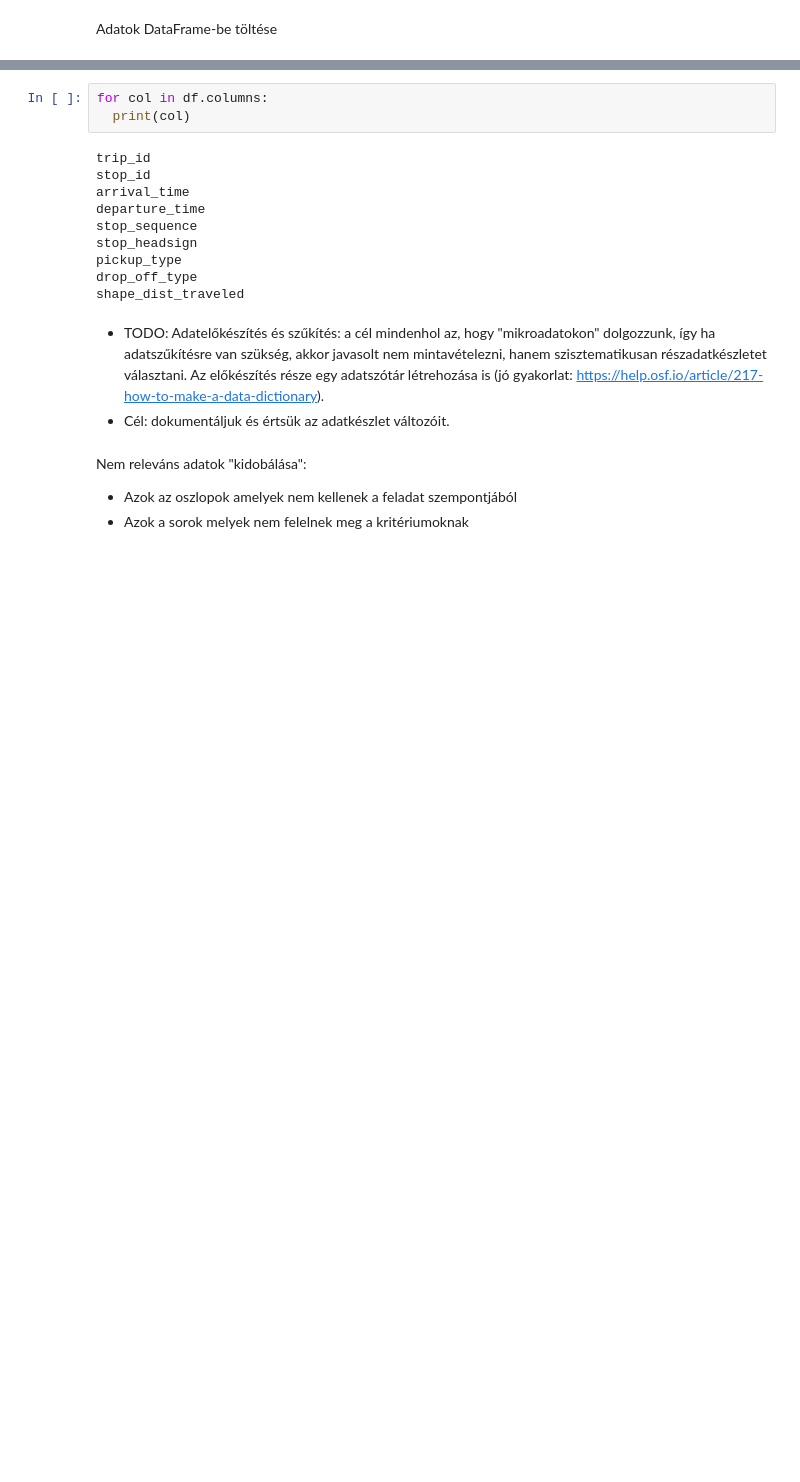
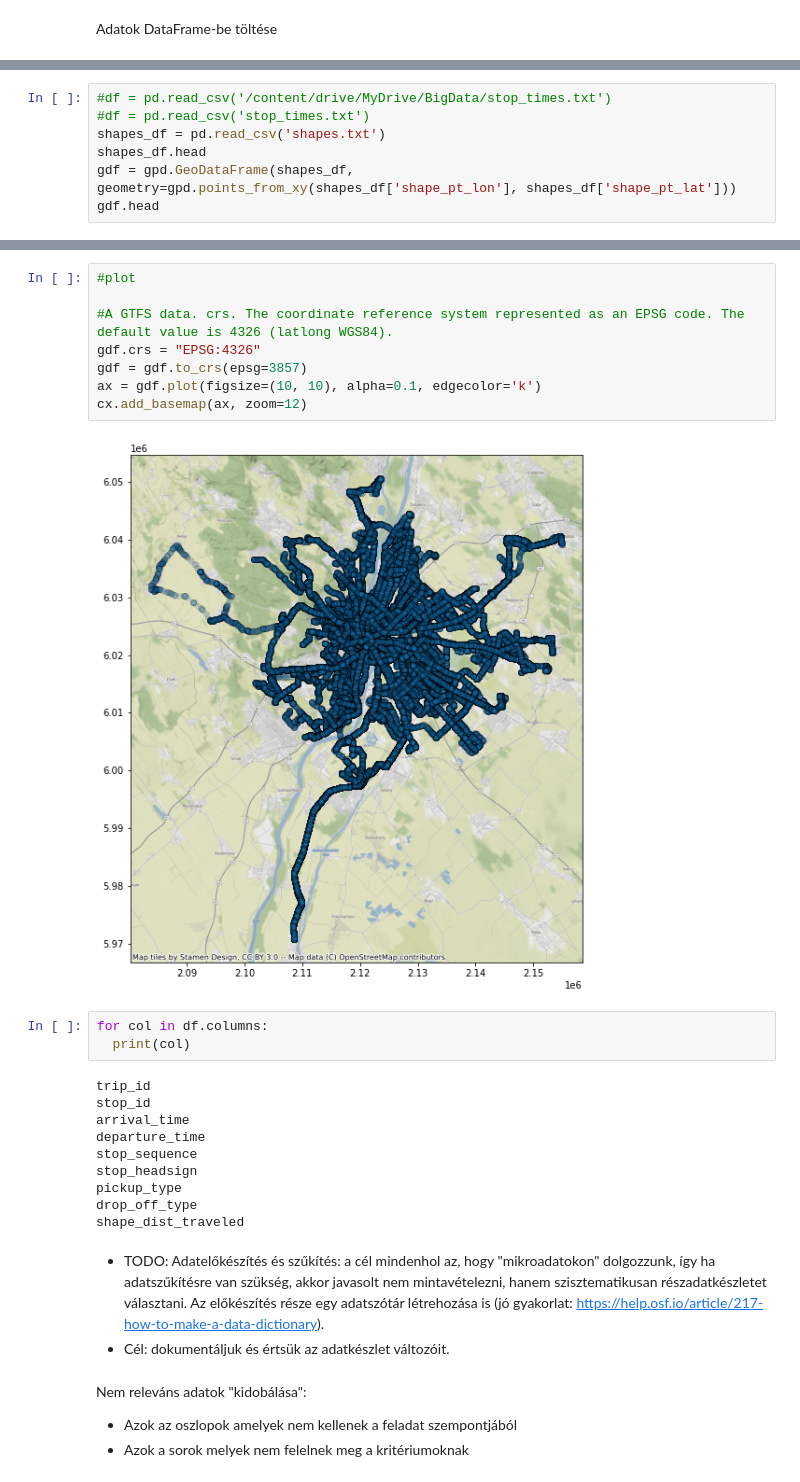
Before and after one commit to kbdev20/bigdata, a Jupyter notebook: BigData.ipynb, the cells around one changed output, grey strips where cells are left out. Drawn from its saved outputs; the diff is of its cells as text; blank space fills up the shorter version.

```diff
--- a/BigData.ipynb
+++ b/BigData.ipynb
@@ -50,0 +89,7 @@ df = pd.read_csv('/content/drive/MyDrive/BigData/stop_times.txt')
+# %%
+#df = pd.read_csv('/content/drive/MyDrive/BigData/stop_times.txt')
+#df = pd.read_csv('stop_times.txt')
+shapes_df = pd.read_csv('shapes.txt')
+shapes_df.head
+gdf = gpd.GeoDataFrame(shapes_df, geometry=gpd.points_from_xy(shapes_df['shape_pt_lon'], shapes_df['shape_pt_lat']))
+gdf.head
@@ -51,3 +114,13 @@ df = pd.read_csv('/content/drive/MyDrive/BigData/stop_times.txt')
+# %%
+#plot
+
+#A GTFS data. crs. The coordinate reference system represented as an EPSG code. The default value is 4326 (latlong WGS84).
+gdf.crs = "EPSG:4326"
+gdf = gdf.to_crs(epsg=3857)
+ax = gdf.plot(figsize=(10, 10), alpha=0.1, edgecolor='k')
+cx.add_basemap(ax, zoom=12)
+# %% [output]
+[figure, added]
 # %%
 for col in df.columns:
   print(col)
```
Also changed, not shown: parts of 4 cells of this notebook.
